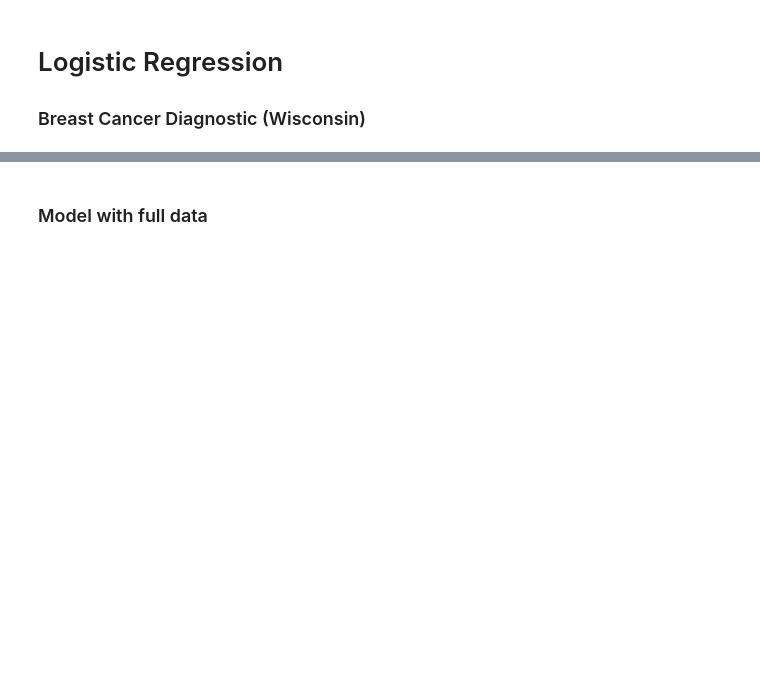
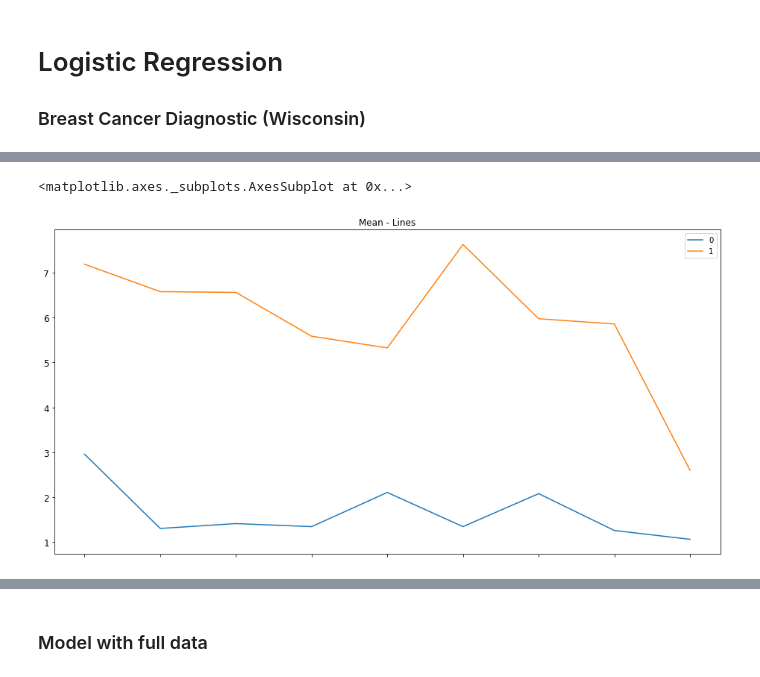
Before and after one commit to tarajano/ml_misc_notebooks, a Jupyter notebook: classification/logistic_regression/logistic_regression.ipynb, the cells around one changed output, grey strips where cells are left out. Drawn from its saved outputs; the diff is of its cells as text; code cells hidden in the pictures; blank space fills up the shorter version.

```diff
--- a/classification/logistic_regression/logistic_regression.ipynb
+++ b/classification/logistic_regression/logistic_regression.ipynb
@@ -22,0 +58,5 @@ y = dataset.iloc[:, 10].values
+# %%
+gbc_mean.iloc[:,1:].transpose().plot.line(figsize=(16,8), fontsize=12, rot=30, title='Mean - Lines')
+# %% [output]
+<matplotlib.axes._subplots.AxesSubplot at 0x...>
+[figure, added]
```
Also changed, not shown: parts of 12 cells of this notebook, 9 other files.
